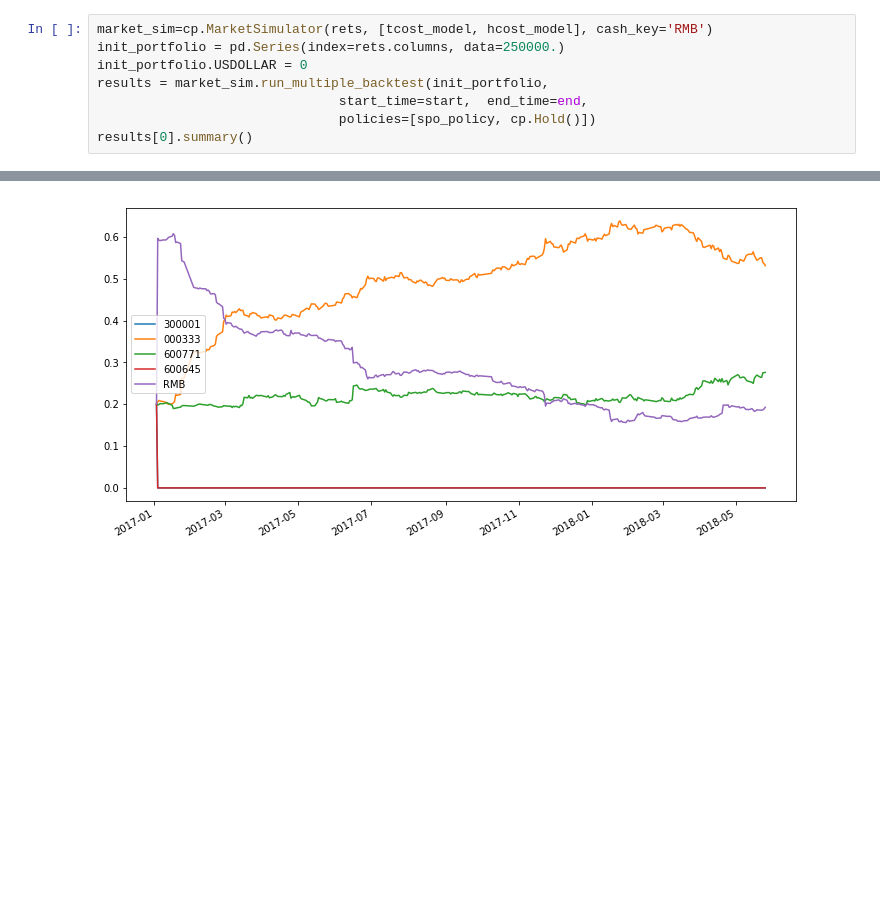
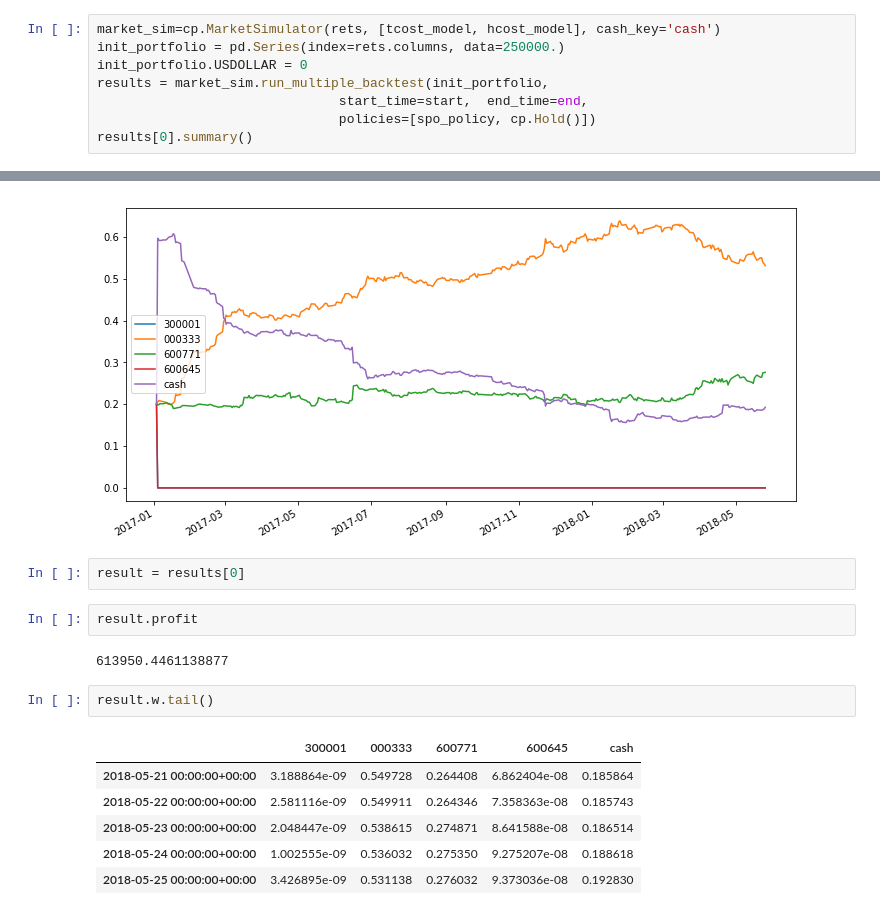
Before and after one commit to liudengfeng/cvxportfolio, a Jupyter notebook: examples_cn/HelloWorld.ipynb, the cells around one changed output, grey strips where cells are left out. Cells and saved outputs as stored; diff of their text form; blank space fills up the shorter version.

```diff
--- a/examples_cn/HelloWorld.ipynb
+++ b/examples_cn/HelloWorld.ipynb
@@ -94,7 +94,7 @@ We run a backtest, which returns a result object. By calling its summary method
 # %%
 rets = rets.loc[r_hat.index] # 与r_hat时间同步
 # %%
-market_sim=cp.MarketSimulator(rets, [tcost_model, hcost_model], cash_key='RMB')
+market_sim=cp.MarketSimulator(rets, [tcost_model, hcost_model], cash_key='cash')
 init_portfolio = pd.Series(index=rets.columns, data=250000.)
 init_portfolio.USDOLLAR = 0
 results = market_sim.run_multiple_backtest(init_portfolio,
@@ -137,3 +146,18 @@ results[0].w.plot(figsize=(12,6))
 # %% [output]
 <matplotlib.axes._subplots.AxesSubplot at 0x...>
 [figure]
+# %%
+result = results[0]
+# %%
+result.profit
+# %% [output]
+613950.4461138877
+# %%
+result.w.tail()
+# %% [output]
+|  | 300001 | 000333 | 600771 | 600645 | cash |
+| 2018-05-21 00:00:00+00:00 | 3.188864e-09 | 0.549728 | 0.264408 | 6.862404e-08 | 0.185864 |
+| 2018-05-22 00:00:00+00:00 | 2.581116e-09 | 0.549911 | 0.264346 | 7.358363e-08 | 0.185743 |
+| 2018-05-23 00:00:00+00:00 | 2.048447e-09 | 0.538615 | 0.274871 | 8.641588e-08 | 0.186514 |
+| 2018-05-24 00:00:00+00:00 | 1.002555e-09 | 0.536032 | 0.275350 | 9.275207e-08 | 0.188618 |
+| 2018-05-25 00:00:00+00:00 | 3.426895e-09 | 0.531138 | 0.276032 | 9.373036e-08 | 0.192830 |
```
Also changed, not shown: parts of 16 cells of this notebook, 4 other files.
